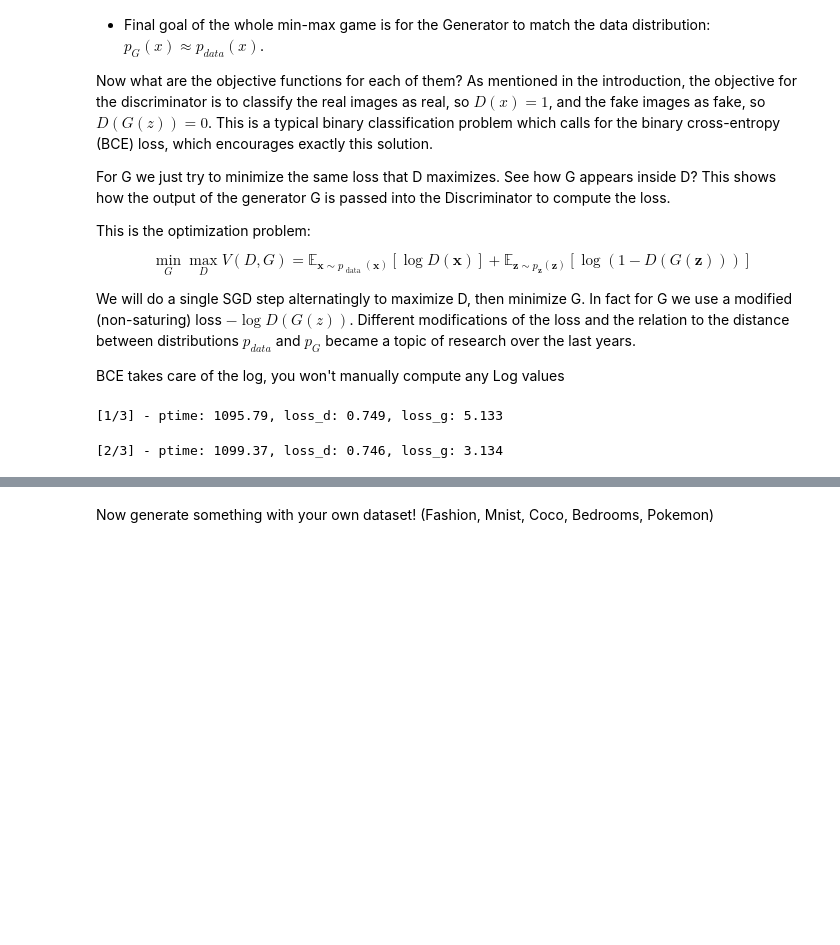
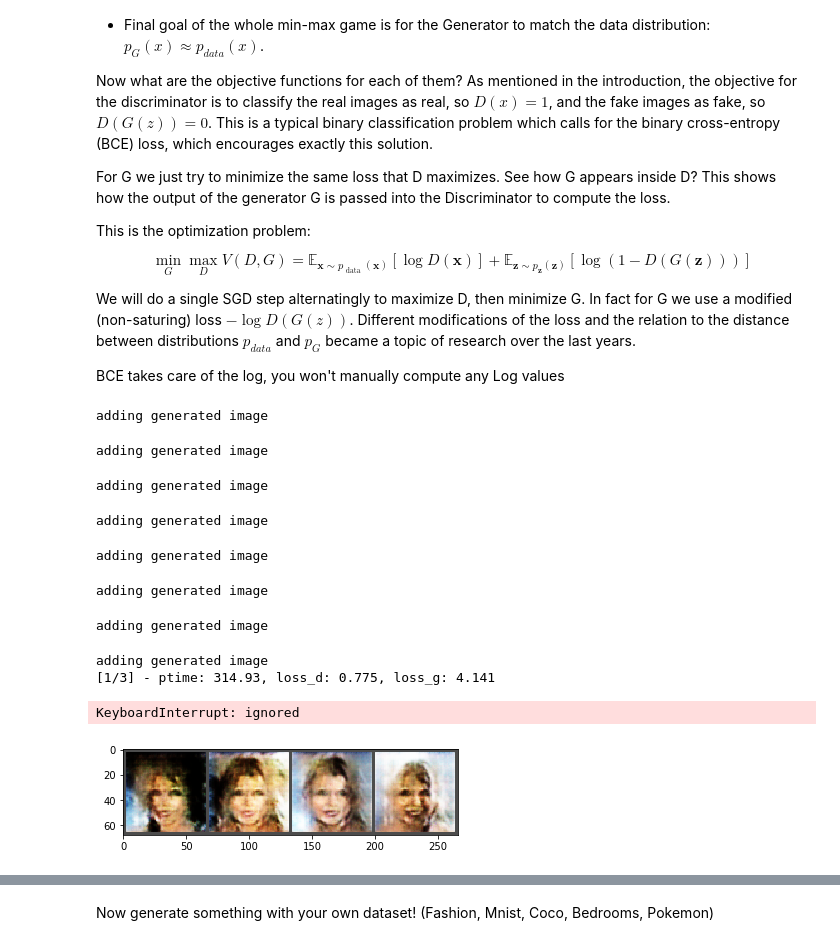
Before and after one commit to ALMerrill/cs474_labs_f2019, a Jupyter notebook: DL_Lab8.ipynb, the cells around one changed output, grey strips where cells are left out. Saved outputs shown, nothing was run; the diff lists cells and outputs as text; code cells hidden in the pictures; blank space fills up the shorter version.

```diff
--- a/DL_Lab8.ipynb
+++ b/DL_Lab8.ipynb
@@ -414,8 +423,7 @@ for epoch in range(train_epoch):
     D_losses = []
     G_losses = []
     epoch_start_time = time.time()
-    loop = tqdm(train_loader)
-    for x_, _ in loop:
+    for x_, _ in tqdm(train_loader):
         # train discriminator D
         D.zero_grad()
 
@@ -428,8 +436,7 @@ for epoch in range(train_epoch):
         # to be more likely to be real and you want the discriminator to recognize real images
         # y_fake_ then is a tensor of all zeros, because you want the discriminator to recognize fake images
         #####
-        z_vecs = torch.randn(mini_batch, 100).view(-1, 100, 1, 1)
-        y_real_ = torch.ones(x_.shape)
+        y_real_ = torch.ones(mini_batch)
         y_fake_ = torch.zeros(mini_batch)
 
         x_, y_real_, y_fake_ = Variable(x_.cuda()), Variable(y_real_.cuda()), Variable(y_fake_.cuda())
@@ -440,15 +447,15 @@ for epoch in range(train_epoch):
         # compute D_real_loss using BCE_loss and the proper y tensor from above
         # you are trying to make the discriminator recognize the real image properly
         #####
-        D_result_real = D(x_)
-        D_real_loss = BCE_loss(D_result_real.squeeze(), y_real_)
+        D_result_real = D(x_).squeeze()
+        D_real_loss = BCE_loss(D_result_real, y_real_)
 
         #####
         # sample a z vector (remember to view(-1,100,1,1))
         # pass the z vector to the GPU and through your generator
         # this will create G_result
         #####
-        z_vecs = z_vecs.cuda()
+        z_vecs = torch.randn(mini_batch, 100).view(-1, 100, 1, 1).cuda()
         G_result = G(z_vecs)
 
 
@@ -459,8 +466,8 @@ for epoch in range(train_epoch):
         # you are trying to make the discriminator recognize the fake image properly
         # reduce D_fake_loss to the mean value
         #####
-        D_result_fake = D(G_result)
-        D_fake_loss = BCE_loss(D_result_fake.squeeze(), y_fake_)
+        D_result_fake = D(G_result).squeeze()
+        D_fake_loss = BCE_loss(D_result_fake, y_fake_)
 
 
         #####
@@ -476,41 +483,53 @@ for epoch in range(train_epoch):
 
         # train generator G
         G.zero_grad()
 
         #####
         # sample a z vector (viewed properly) and pass it to the GPU and through the generator
         # compute the discriminated value of the generated image, properly squeezing the output
         # get G_train_loss by using BCE_loss and the proper y_tensor
         # you are trying to make the generator generate real images
         # compute the gradients
         # step the optimizer
         #####
         gen_z_vecs = torch.randn(mini_batch, 100).view(-1, 100, 1, 1).cuda()
         D_result = D(G(gen_z_vecs).squeeze())
-        G_train_loss = BCE_loss(D_result, y_fake_)
+        G_train_loss = BCE_loss(D_result, y_real_)
         G_train_loss.backward()
         G_optimizer.step()
 
-        loop.set_description('D_real_loss: {}, D_fake_loss: {}, G_loss: {}'.format(D_fake_loss, D_real_loss, G_train_loss))
-
+        # print('D real: {} D fake: {} G: {}'.format(D_real_loss, D_fake_loss, G_train_loss))
 
         G_losses.append(G_train_loss.item())
 
         num_iter += 1
 
-    # generate a fixed_z_ image and save
-    x_gen = G(fixed_z_)
-    collect_x_gen.append(x_gen.detach().clone())
+        # generate a fixed_z_ image and save
+        if num_iter % 250 == 0:
+            print('adding generated image')
+            x_gen = G(fixed_z_)
+            collect_x_gen.append(x_gen.detach().clone())
+        if num_iter == 2000:
+            break
     epoch_end_time = time.time()
     per_epoch_ptime = epoch_end_time - epoch_start_time
 
     # print out statistics
     print('[%d/%d] - ptime: %.2f, loss_d: %.3f, loss_g: %.3f' % ((epoch + 1), train_epoch, per_epoch_ptime, torch.mean(torch.FloatTensor(D_losses)),
                                                               torch.mean(torch.FloatTensor(G_losses))))
     show_imgs(G_result[:4])
 # %% [output]
-[1/3] - ptime: 1095.79, loss_d: 0.749, loss_g: 5.133
+adding generated image
-[2/3] - ptime: 1099.37, loss_d: 0.746, loss_g: 3.134
+adding generated image
+adding generated image
+adding generated image
+adding generated image
+adding generated image
+adding generated image
+adding generated image
+[1/3] - ptime: 314.93, loss_d: 0.775, loss_g: 4.141
+KeyboardInterrupt: ignored
+[figure, added]
 # %%
 for x_gen in collect_x_gen:
     show_imgs(x_gen)
```
Also changed, not shown: parts of 9 cells of this notebook.
